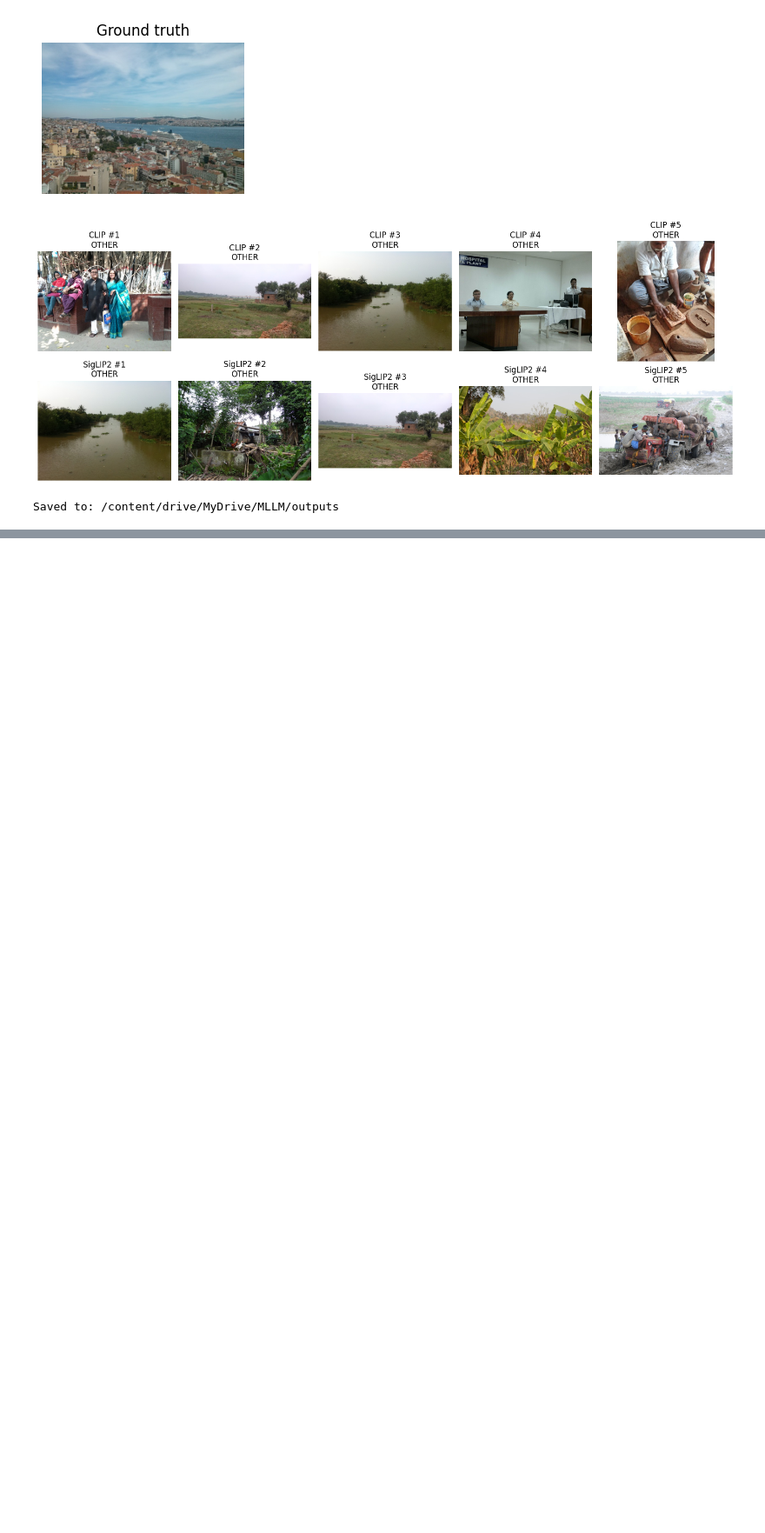
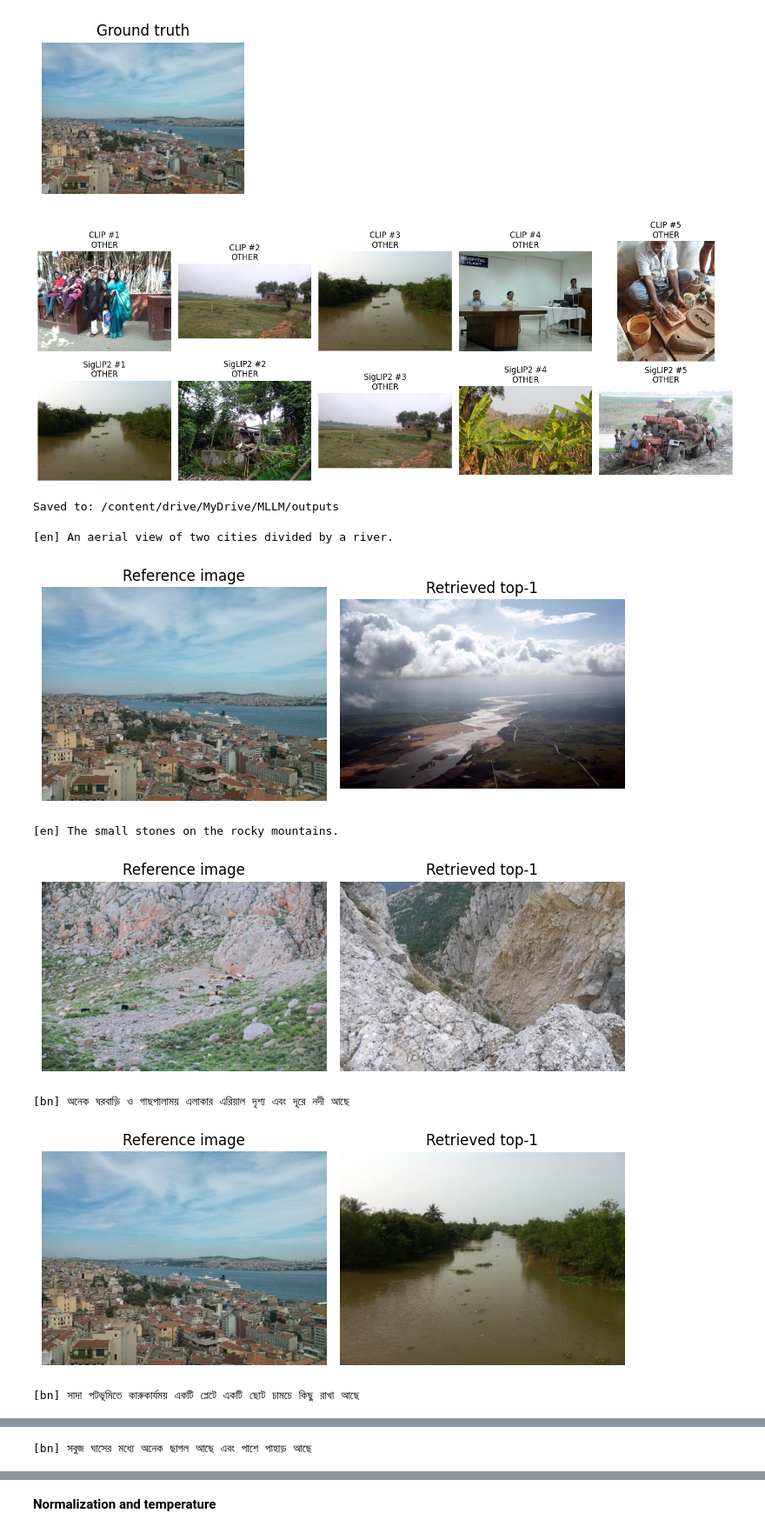
Before and after one commit to mdmohsin212/modern-vision-multimodal-lab, a Jupyter notebook: MLLM/image text representation/siglip2_multilingual_comparison.ipynb, the cells around one changed output, grey strips where cells are left out. Shown at 87% size. Cells and saved outputs as stored; diff of their text form; code cells hidden in the pictures; blank space fills up the shorter version.

Commit message:
Complete siglip2 multilingual comarison

```diff
--- a/MLLM/image text representation/siglip2_multilingual_comparison.ipynb
+++ b/MLLM/image text representation/siglip2_multilingual_comparison.ipynb
@@ -494,3 +494,48 @@ timing_df.to_csv(OUTPUTS / "day3_encoder_timing.csv", index=False)
 print("Saved to:", OUTPUTS)
 # %% [output]
 Saved to: /content/drive/MyDrive/MLLM/outputs
+# %%
+ROOT = Path("/content/drive/MyDrive/MLLM")
+
+for language, count in [("en", 2), ("bn", 3)]:
+    cache = torch.load(
+        ROOT / f"outputs/siglip2_{language}_subset500.pt",
+        map_location="cpu", weights_only=True
+    )
+
+    ids = cache["image_ids"]
+    id_to_index = {image_id: i for i, image_id in enumerate(ids)}
+    captions = cache["caption_records"]
+
+    scores =  (
+        cache["text_embeddings"] @ cache["image_embeddings"].T
+    ).numpy()
+
+    gold = np.array([id_to_index[r["image_id"]] for r in captions])
+    predicted = scores.argmax(axis=1)
+    failures = np.flatnonzero(predicted != gold)[:count]
+
+    for q in failures:
+        print(f"\n[{language}] {captions[q]['text']}")
+
+        fig, axes = plt.subplots(1, 2, figsize=(7, 3))
+        for axis, index, title in zip(
+            axes,
+            [gold[q], predicted[q]],
+            ["Reference image", "Retrieved top-1"]
+        ):
+            with Image.open(ROOT / f"data/images/{ids[index]}.jpg") as image:
+                axis.imshow(image.convert("RGB"))
+            axis.set_title(title)
+            axis.axis("off")
+
+        plt.tight_layout()
+        plt.show()
+# %% [output]
+[en] An aerial view of two cities divided by a river.
+[figure, added]
+[en] The small stones on the rocky mountains.
+[figure, added]
+[bn] অনেক ঘরবাড়ি ও গাছপালাময় এলাকার এরিয়াল দৃশ্য এবং দূরে নদী আছে
+[figure, added]
+[bn] সাদা পটভূমিতে কারুকার্যময় একটি প্লেটে একটি ছোট চামচে কিছু রাখা আছে
@@ -496,0 +543 @@ Saved to: /content/drive/MyDrive/MLLM/outputs
+[bn] সবুজ ঘাসের মধ্যে অনেক ছাগল আছে এবং পাশে পাহাড় আছে
@@ -496,0 +545,2 @@ Saved to: /content/drive/MyDrive/MLLM/outputs
+# %% [markdown]
+**Normalization and temperature**
```
Also changed, not shown: parts of 5 cells of this notebook.
